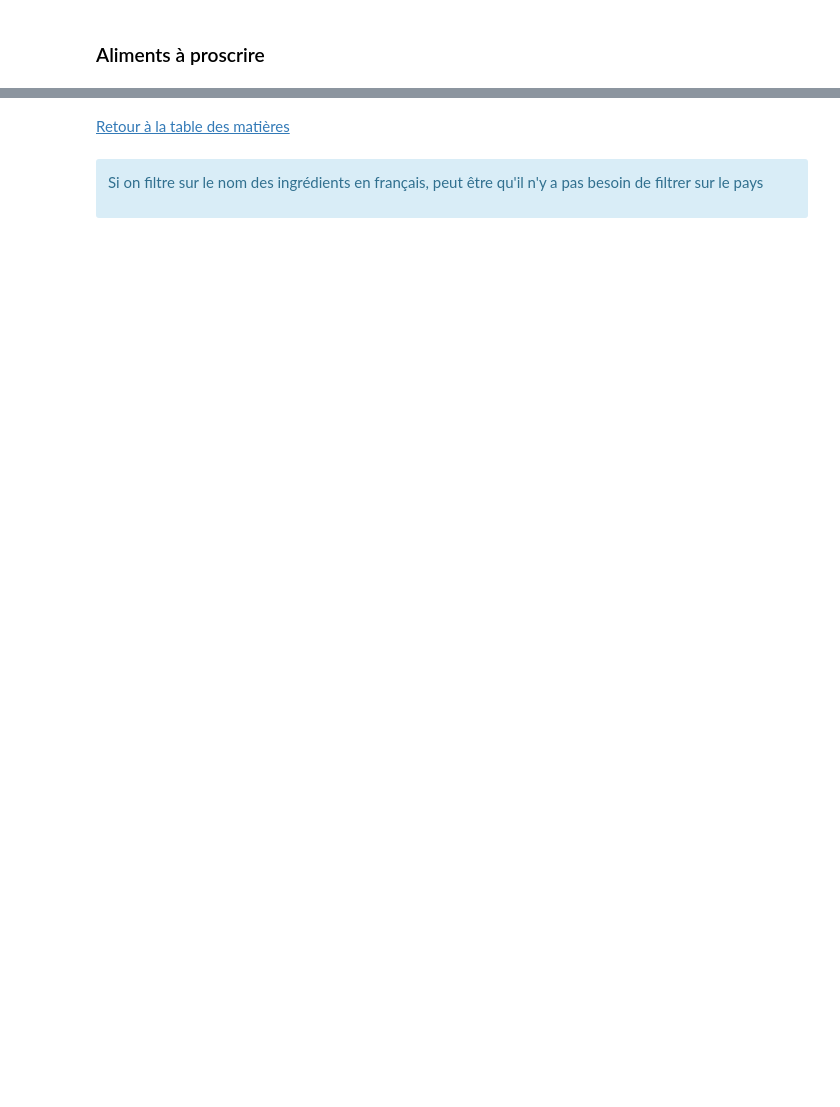
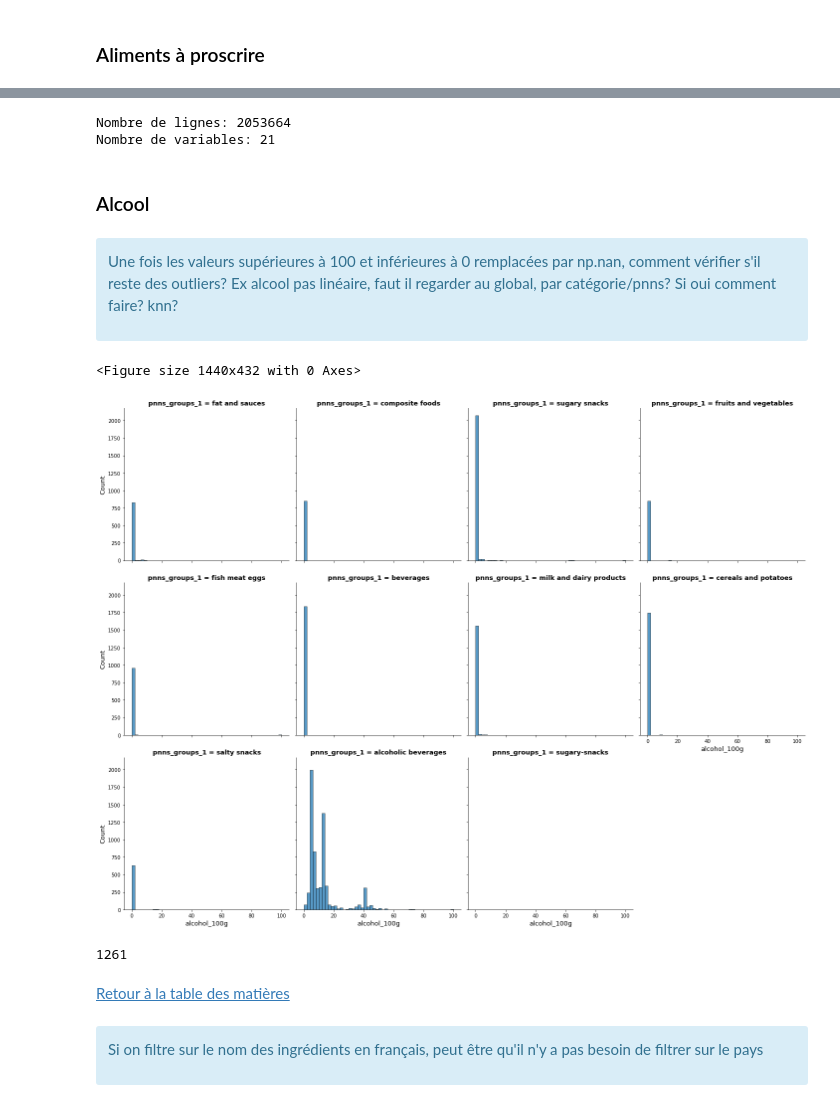
Before and after one commit to Milie-Mimi/OC_DS_Project3, a Jupyter notebook: Projet_3_Cleaning_EGR.ipynb, the cells around one changed output, grey strips where cells are left out. Drawn from its saved outputs; the diff is of its cells as text; code cells hidden in the pictures; blank space fills up the shorter version.

```diff
--- a/Projet_3_Cleaning_EGR.ipynb
+++ b/Projet_3_Cleaning_EGR.ipynb
@@ -1375,5 +1378,5 @@ openfoodfacts_light.iloc[:, openfoodfacts_light.columns.isin(liste_var_categ)].h
 Les nutriments sont des variables distinctes dans le dataset. Nous allons filtrer ce dernier sur les nutriments essentiels traduits en anglais.
 # %%
 # Liste des nutriments essentiels
-liste_nutriments_essentiels = openfoodfacts_en.iloc[:,openfoodfacts_en.columns.str.contains(
+liste_nutriments_essentiels = openfoodfacts_light.iloc[:,openfoodfacts_light.columns.str.contains(
     'folates|vitamin-b9|calcium|vitamin-d|iron|iodine')].columns.tolist()
@@ -1386,2 +1385,6 @@ liste_alcool_cafeine = openfoodfacts_en.iloc[:,openfoodfacts_en.columns.str.cont
+# %%
+# Liste des nutriments à éviter
+liste_alcool_cafeine = openfoodfacts_light.iloc[:,openfoodfacts_light.columns.str.contains(
+    'alcohol|caffeine')].columns.tolist()
 # %% [markdown]
 ### Aliments à proscrire  <a class="anchor" id="proscrire"></a>
@@ -1526,7 +1440,0 @@ print(f"Nombre de lignes: {openfoodfacts_outliers.shape[0]}\nNombre de variables
-# %%
-def outliers_100g(dataframe, colonne):
-    ''' Fonction qui renvoie les observations pour lesquelles les valeurs de la colonne sélectionnés
-    en entrée sont supérieures à 100 ou inférieures à 0.'''
-    outliers = dataframe[(dataframe[colonne] > 100) |
-                             (dataframe[colonne] < 0)][['product_name', 'main_category_en', colonne]]
-    return outliers
@@ -1560,0 +1584,25 @@ test_duplicated_huile_olive.head(5)
+# %%
+print(f"Nombre de lignes: {openfoodfacts_outliers.shape[0]}\nNombre de variables: {openfoodfacts_outliers.shape[1]}")
+# %% [output]
+Nombre de lignes: 2053664
+Nombre de variables: 21
+# %% [markdown]
+### Alcool
+# %% [markdown]
+<div class="alert alert-block alert-info">
+    <p> Une fois les valeurs supérieures à 100 et inférieures à 0 remplacées par np.nan, comment vérifier s'il reste des outliers? Ex alcool pas linéaire, faut il regarder au global, par catégorie/pnns? Si oui comment faire? knn?</p>
+</div>
+# %%
+plt.figure(figsize=(20,6))
+sns.displot(
+    openfoodfacts_outliers,
+    x = "alcohol_100g", col = "pnns_groups_1", col_wrap = 4,
+    bins=50 # nombre de barres (= détail)
+);
+# %% [output]
+<Figure size 1440x432 with 0 Axes>
+[figure, added]
+# %%
+openfoodfacts_outliers[openfoodfacts_outliers['alcohol_100g']>0]['main_category_en'].nunique()
+# %% [output]
+1261
```
Also changed, not shown: parts of 129 cells of this notebook.
